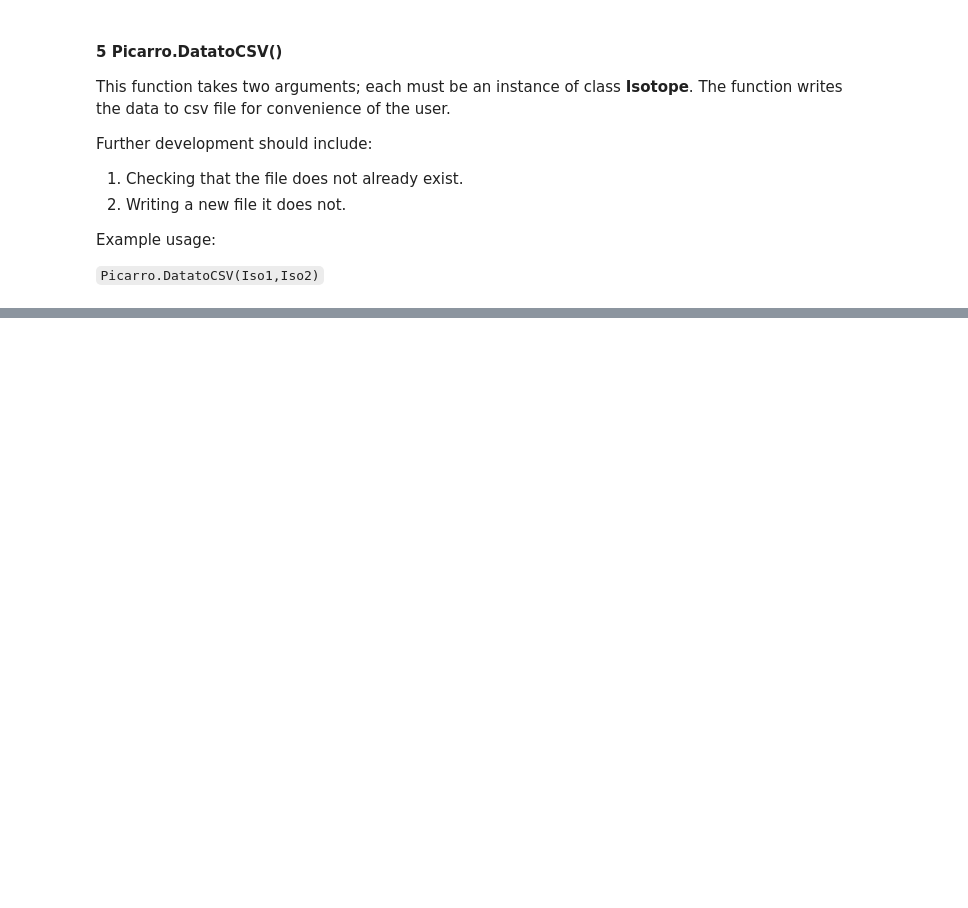
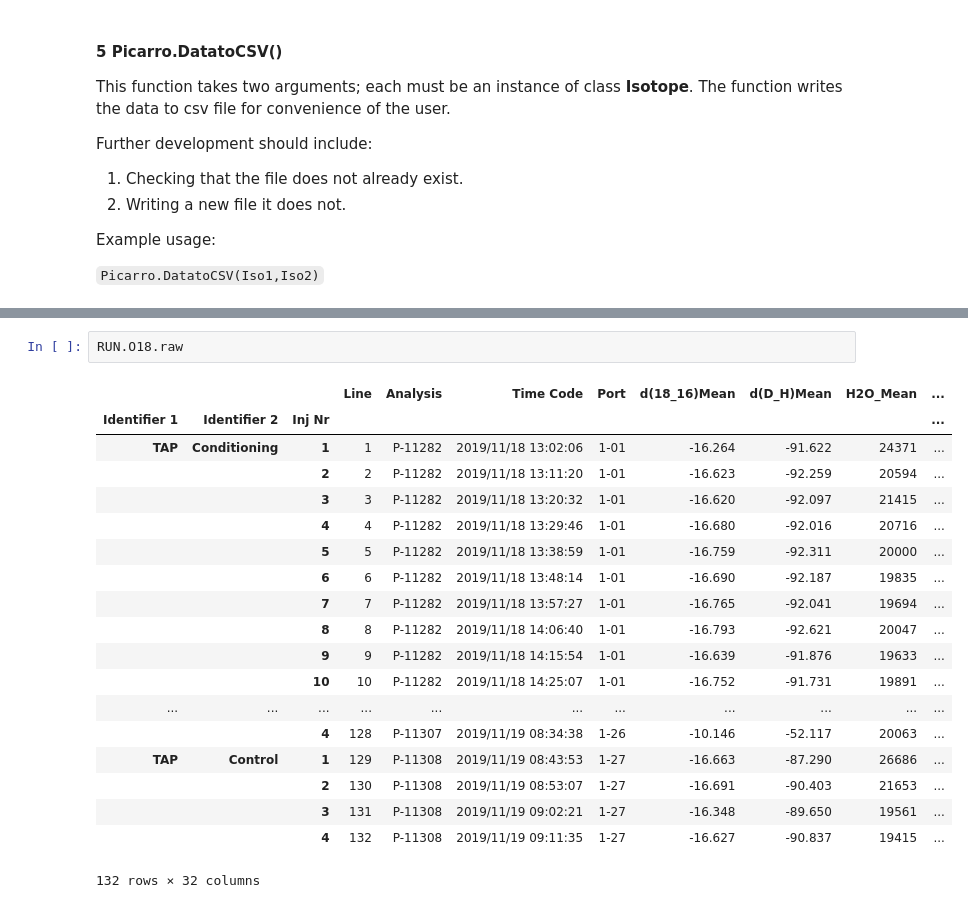
Before and after one commit to tr1813/picarro-calculator, a Jupyter notebook: ipynb/Picarro class.ipynb, the cells around one changed output, grey strips where cells are left out. Saved outputs shown, nothing was run; the diff lists cells and outputs as text; blank space fills up the shorter version.

```diff
--- a/ipynb/Picarro class.ipynb
+++ b/ipynb/Picarro class.ipynb
@@ -227,0 +225,22 @@ RUN.merge
+# %%
+RUN.O18.raw
+# %% [output]
+|  |  |  | Line | Analysis | Time Code | Port | d(18_16)Mean | d(D_H)Mean | H2O_Mean | ... |
+| Identifier 1 | Identifier 2 | Inj Nr |  |  |  |  |  |  |  | ... |
+| TAP | Conditioning | 1 | 1 | P-11282 | 2019/11/18 13:02:06 | 1-01 | -16.264 | -91.622 | 24371 | ... |
+|  |  | 2 | 2 | P-11282 | 2019/11/18 13:11:20 | 1-01 | -16.623 | -92.259 | 20594 | ... |
+|  |  | 3 | 3 | P-11282 | 2019/11/18 13:20:32 | 1-01 | -16.620 | -92.097 | 21415 | ... |
+|  |  | 4 | 4 | P-11282 | 2019/11/18 13:29:46 | 1-01 | -16.680 | -92.016 | 20716 | ... |
+|  |  | 5 | 5 | P-11282 | 2019/11/18 13:38:59 | 1-01 | -16.759 | -92.311 | 20000 | ... |
+|  |  | 6 | 6 | P-11282 | 2019/11/18 13:48:14 | 1-01 | -16.690 | -92.187 | 19835 | ... |
+|  |  | 7 | 7 | P-11282 | 2019/11/18 13:57:27 | 1-01 | -16.765 | -92.041 | 19694 | ... |
+|  |  | 8 | 8 | P-11282 | 2019/11/18 14:06:40 | 1-01 | -16.793 | -92.621 | 20047 | ... |
+|  |  | 9 | 9 | P-11282 | 2019/11/18 14:15:54 | 1-01 | -16.639 | -91.876 | 19633 | ... |
+|  |  | 10 | 10 | P-11282 | 2019/11/18 14:25:07 | 1-01 | -16.752 | -91.731 | 19891 | ... |
+| ... | ... | ... | ... | ... | ... | ... | ... | ... | ... | ... |
+|  |  | 4 | 128 | P-11307 | 2019/11/19 08:34:38 | 1-26 | -10.146 | -52.117 | 20063 | ... |
+| TAP | Control | 1 | 129 | P-11308 | 2019/11/19 08:43:53 | 1-27 | -16.663 | -87.290 | 26686 | ... |
+|  |  | 2 | 130 | P-11308 | 2019/11/19 08:53:07 | 1-27 | -16.691 | -90.403 | 21653 | ... |
+|  |  | 3 | 131 | P-11308 | 2019/11/19 09:02:21 | 1-27 | -16.348 | -89.650 | 19561 | ... |
+|  |  | 4 | 132 | P-11308 | 2019/11/19 09:11:35 | 1-27 | -16.627 | -90.837 | 19415 | ... |
+132 rows × 32 columns
```
Also changed, not shown: parts of 12 cells of this notebook, 4 other files.
